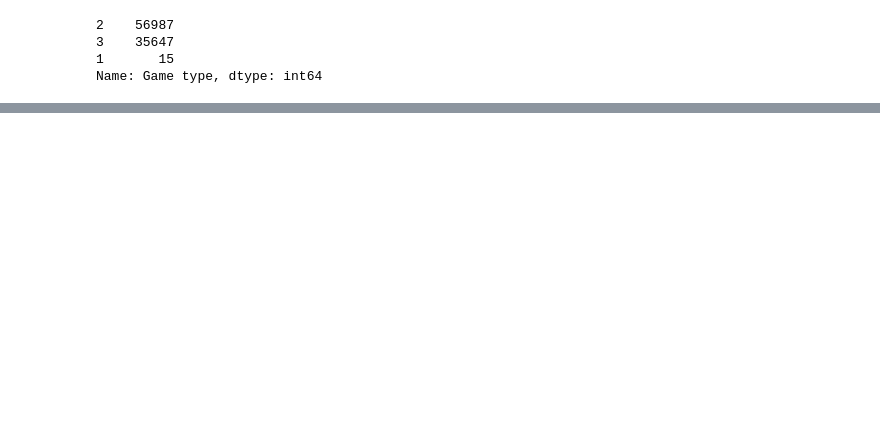
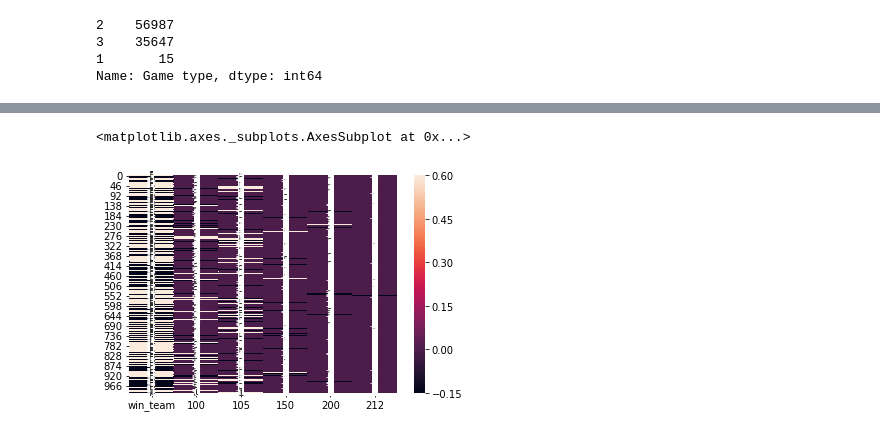
Before and after one commit to epnwayne/Fundamentals_of_Date_Analytics_HW, a Jupyter notebook: hw4.ipynb, the cells around one changed output, grey strips where cells are left out. Cells and saved outputs as stored; diff of their text form; code cells hidden in the pictures; blank space fills up the shorter version.

```diff
--- a/hw4.ipynb
+++ b/hw4.ipynb
@@ -226,0 +261,2 @@ print(srt_win_rate[0:5])
+# %%
+train_data = train_data.drop(['123', '207'], axis = 1)
@@ -226,0 +585,6 @@ print(srt_win_rate[0:5])
+# %%
+import seaborn as sns
+sns.heatmap(train_data[['win_team', '100', '105', '150', '200', '212']][0:1000], annot = True, vmax = 0.6, vmin = -0.15)
+# %% [output]
+<matplotlib.axes._subplots.AxesSubplot at 0x...>
+[figure, added]
```
Also changed, not shown: parts of 52 cells of this notebook.
